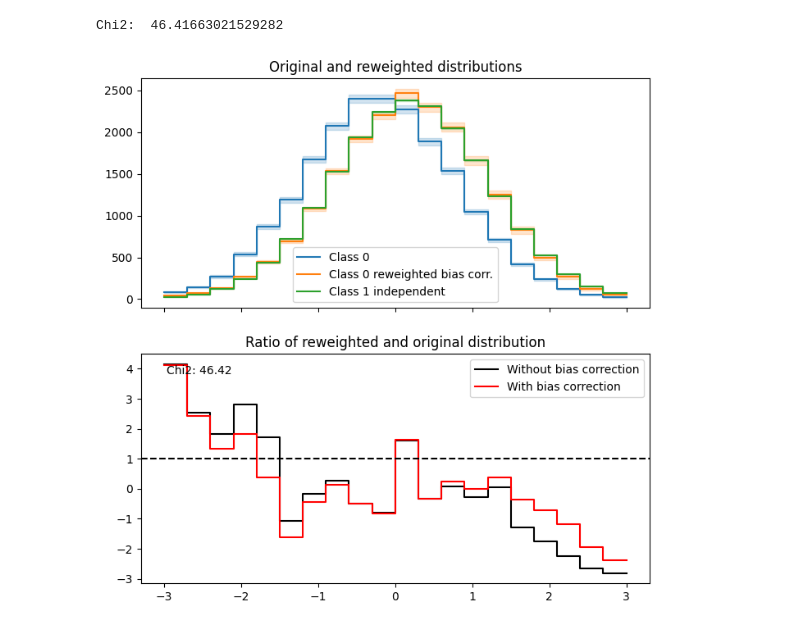
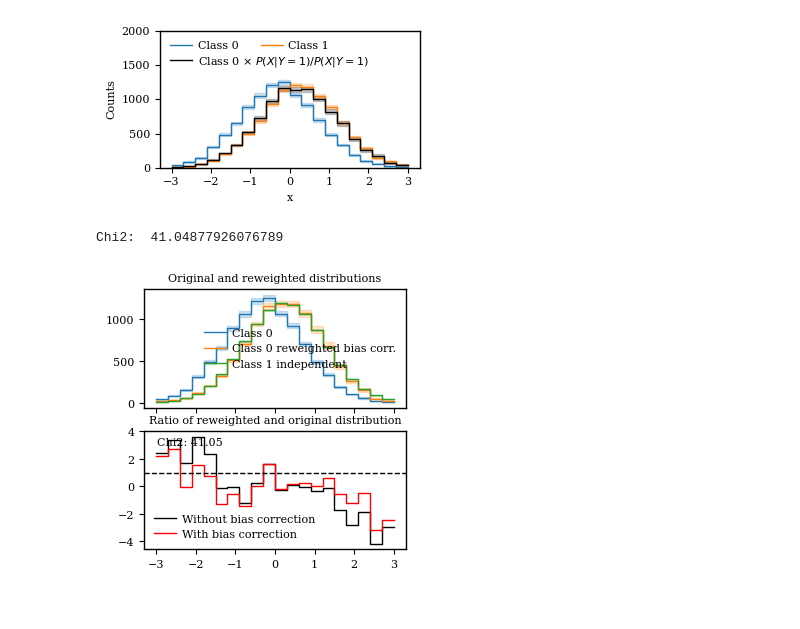
Before and after one commit to LeanderFischer/ultrasurfaces, a Jupyter notebook: Simple KNN Plots.ipynb, the cells around one changed output. Cells and saved outputs as stored; diff of their text form; code cells hidden in the pictures.

```diff
--- a/Simple KNN Plots.ipynb
+++ b/Simple KNN Plots.ipynb
@@ -27,7 +30,7 @@ plt.show()
 # import KNN classifier and train on the data
 from surfaces.sample_weighted_kneighbors import SampleWeightedKNeighborsClassifier
 # %%
-knn = SampleWeightedKNeighborsClassifier(n_neighbors=4000)
+knn = SampleWeightedKNeighborsClassifier(n_neighbors=3000)
 # Train the classifier
 knn.fit(x[:, np.newaxis], y)
 # predict the class probabilities for the samples (without bias correction)
@@ -44,4 +49,39 @@ w0_no_bias =  y_pred[y == 0, 1] / y_pred[y == 0, 0]
+# %%
+plt.style.use("ultrasurfaces_paper_plotstyle.mplstyle")
+# generate samples from two shifted gaussians
+np.random.seed(0)
+x = np.concatenate([np.random.normal(-0.25, 1, 10000), np.random.normal(0.25, 1, 10000)])
+# class labels for the samples
+y = np.concatenate([np.zeros(10000), np.ones(10000)])
+# Make Histogram for each class and fill with samples
+hist0 = Histogram(bin_edges=np.linspace(-3, 3, 21))
+hist0.fill(x[y == 0])
+hist1 = Histogram(bin_edges=np.linspace(-3, 3, 21))
+hist1.fill(x[y == 1])
+# weight from class 0 to class 1 using analytically correct weights
+reweighted_hist_analytical = Histogram(bin_edges=np.linspace(-3, 3, 21))
+true_weights = np.exp(-0.5 * (x[y == 0] - 0.25) ** 2) / np.exp(-0.5 * (x[y == 0] + 0.25) ** 2)
+reweighted_hist_analytical.fill(x[y == 0], weights=true_weights)
+# plot both distributions
+fig, ax = plt.subplots(figsize=(3.375, 2))
+plot_histogram(hist0, label="Class 0", ax=ax)
+plot_histogram(hist1, label="Class 1", ax=ax)
+first_legend = plt.legend(ncol=2, bbox_to_anchor=(0.0, 1), loc="upper left")
+plt.gca().add_artist(first_legend)
+(p,) = plot_histogram(
+    reweighted_hist_analytical, label=r"Class 0 $\times$ $P(X|Y=1)/P(X|Y=1)$", ax=ax, color="k"
+)
+plt.legend(handles=[p], bbox_to_anchor=(0.0, 0.9), loc="upper left")
+plt.xlabel("x")
+plt.ylabel("Counts")
+plt.ylim(0, 2000)
+plt.tight_layout()
+plt.savefig("plot_output/knn_reweighting_analytical.pdf")
+plt.show()
+# %% [output]
+[figure, added]
 # %%
+plt.style.use("ultrasurfaces_paper_plotstyle.mplstyle")
 # Make new Histogram for class 0 and fill with samples and weights
 hist0_reweighted = Histogram(bin_edges=np.linspace(-3, 3, 21))
 hist0_reweighted.fill(x0, weights=w0)
@@ -49,46 +89,46 @@ hist0_reweighted.fill(x0, weights=w0)
 hist0_reweighted_no_bias = Histogram(bin_edges=np.linspace(-3, 3, 21))
 hist0_reweighted_no_bias.fill(x0, weights=w0_no_bias)
 # Generate another sample from the same distribution as that of class 1
-x1 = np.random.normal(0.2, 1, 1000000)
+x1 = np.random.normal(0.25, 1, 1000000)
 # Make Histogram for class 1 and fill with samples
 hist1_independent = Histogram(bin_edges=np.linspace(-3, 3, 21))
 hist1_independent.fill(x1)
-hist1_independent = hist1_independent / 50
+hist1_independent = hist1_independent / 100
 # Make plot with two panels. Upper panel shows the original distributions and the
 # reweighted distribution for class 0. Lower panel shows the ratio of the
 # distributions.
-fig, ax = plt.subplots(2, 1, sharex=True, figsize=(8, 8))
+fig, ax = plt.subplots(2, 1, sharex=True)
 plot_histogram(hist0, label="Class 0", ax=ax[0])
 # plot_histogram(hist0_reweighted, label="Class 0 reweighted", ax=ax[0])
 plot_histogram(hist0_reweighted_no_bias, label="Class 0 reweighted bias corr.", ax=ax[0])
 # plot_histogram(hist1, label="Class 1", ax=ax[0])
 plot_histogram(hist1_independent, label="Class 1 independent", ax=ax[0])
 ax[0].legend()
 ax[0].set_title("Original and reweighted distributions")
 # Divide the Histograms
 # ratio = hist0_reweighted / hist1
 # ratio = hist0_reweighted / hist1_independent
 # # ratio with bias correction
 # ratio_no_bias = hist0_reweighted_no_bias / hist1  #_independent
 # # Plot the ratio
 # plot_histogram(ratio, ax=ax[1], color="k", label="Without bias correction")
 # plot_histogram(ratio_no_bias, ax=ax[1], color="r", label="With bias correction")
 
 # calculate pull between the reweighted and the newly drawn distribution
 # from class 1
 pull = (hist0_reweighted.hist - hist1_independent.hist) / np.sqrt(hist1_independent.hist_unc**2 + hist0_reweighted.hist_unc**2)
 pull_no_bias = (hist0_reweighted_no_bias.hist - hist1_independent.hist) / np.sqrt(hist1_independent.hist_unc**2 + hist0_reweighted_no_bias.hist_unc**2)
 # plot the chi2 as a step-plot
 ax[1].step(hist0.bin_edges, np.append(pull, pull[-1]), where="post", color="k", label="Without bias correction")
 ax[1].step(hist0.bin_edges, np.append(pull_no_bias, pull_no_bias[-1]), where="post", color="r", label="With bias correction")
 ax[1].legend()
 ax[1].set_title("Ratio of reweighted and original distribution")
 # ax[1].set_ylim(0, 2)
 ax[1].axhline(1, color="k", linestyle="--")
 # print and add to lower panel
 print("Chi2: ", np.sum(pull_no_bias ** 2))
 ax[1].text(0.05, 0.95, "Chi2: {:.2f}".format(np.sum(pull_no_bias ** 2)), transform=ax[1].transAxes, va="top")
 plt.show()
 # %% [output]
-Chi2:  46.41663021529282
+Chi2:  41.04877926076789
-[figure, old version]
+[figure, new version]
```
Also changed, not shown: parts of 3 cells of this notebook, 4 other files.
